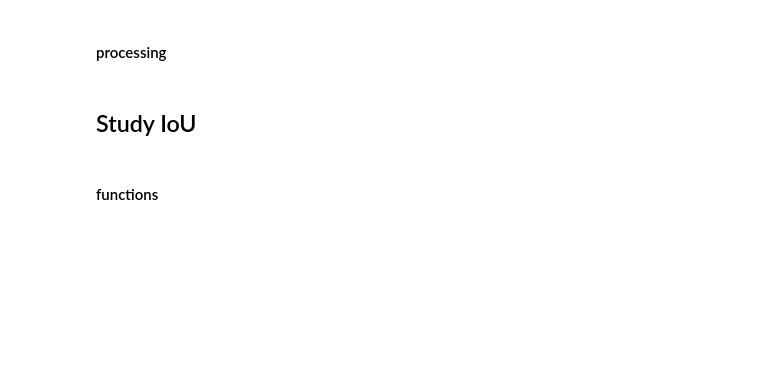
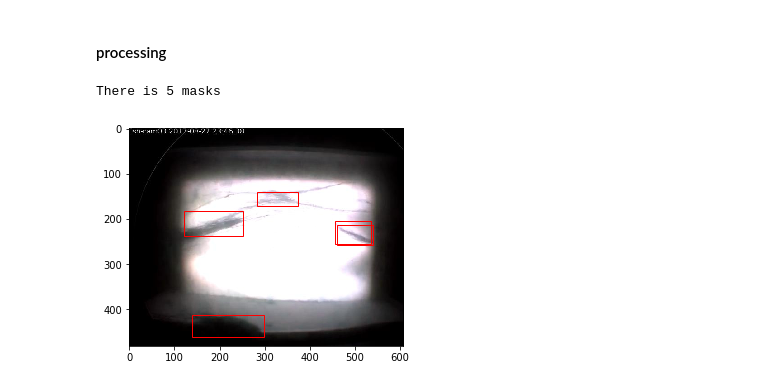
Before and after one commit to cam4ani/UTILS, a Jupyter notebook: mask&image/IoU&OverlappingMask.ipynb, the cells around one changed output. Saved outputs shown, nothing was run; the diff lists cells and outputs as text; code cells hidden in the pictures; blank space fills up the shorter version.

```diff
--- a/mask&image/IoU&OverlappingMask.ipynb
+++ b/mask&image/IoU&OverlappingMask.ipynb
@@ -38,11 +50,10 @@ glob.glob(path2data)
 # %%
 #choose data to work on
-img_id = ''
+img_id = 'two_superimposed_mask_samesize.jpg'
 # %%
 #load mask
 r = pickle.load(open(os.path.join(path2data, img_id[:-4]+'_maskrcnnoutput.pkl'), 'rb'))
+#load image
+image = cv2.imread(os.path.join(path2data, img_id))
-# %%
-#load image
-image = cv2.imread(open(os.path.join(path2data, img_id))
 # %% [markdown]
 #### processing
@@ -52,5 +63,9 @@ li_masks = r['masks'] #binary masks
 # %%
 #takes a list of bbox ([(x,y,w,h),...]) with the associated image and plot on the image
+li_bmasks = r['masks'] #binary masks
+print('There is %d masks'%len(li_bmasks[0][0]))
+li_bboxes = [(b[1], b[0], b[3]-b[1], b[2]-b[0]) for b in r['rois']] #x,y,w,h while maskrcnn output x1,y1,x2,y2
 plot_bboxes(li_bboxes, image)
+# %% [output]
+There is 5 masks
+[figure, added]
-# %% [markdown]
-## Study IoU
@@ -61,2 +71,0 @@ li_bboxes = [(b[1], b[0], b[3]-b[1], b[2]-b[0]) for b in res[0]['rois']] #x,y,w,
-# %% [markdown]
-#### functions
```
Also changed, not shown: parts of 20 cells of this notebook, 12 other files.
